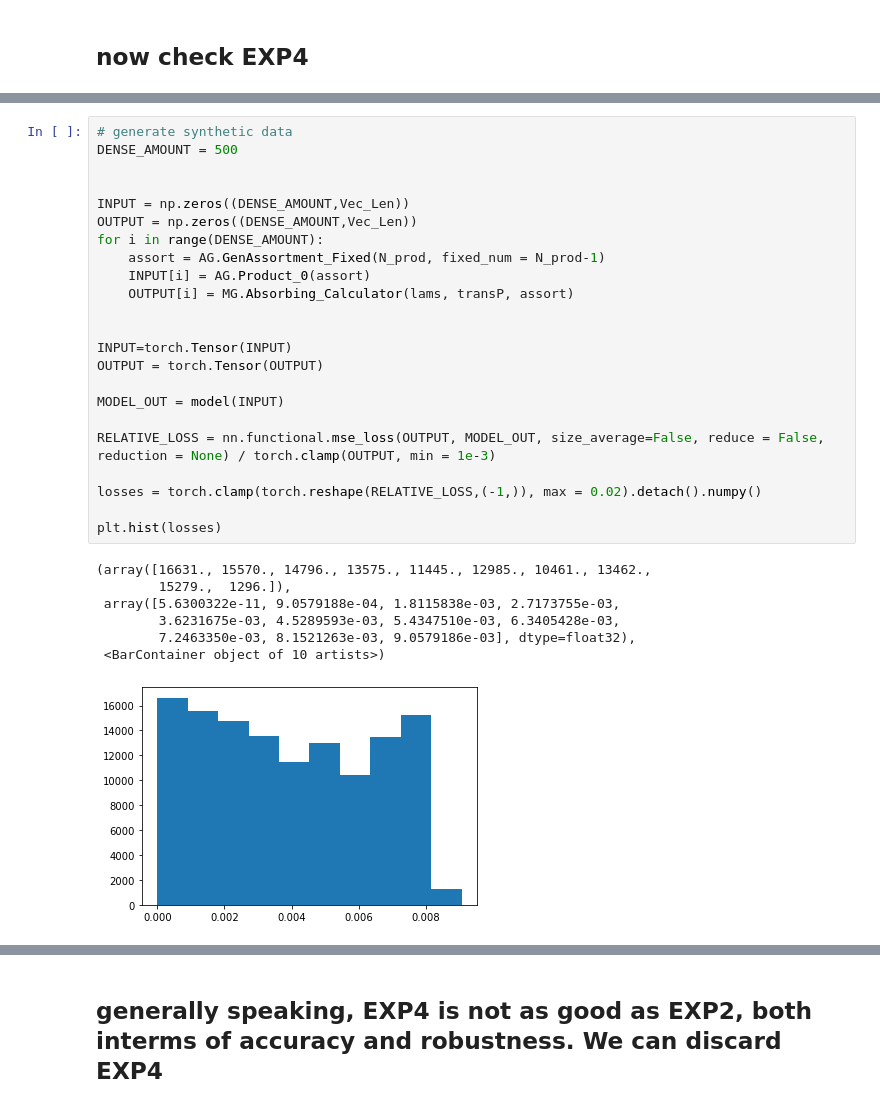
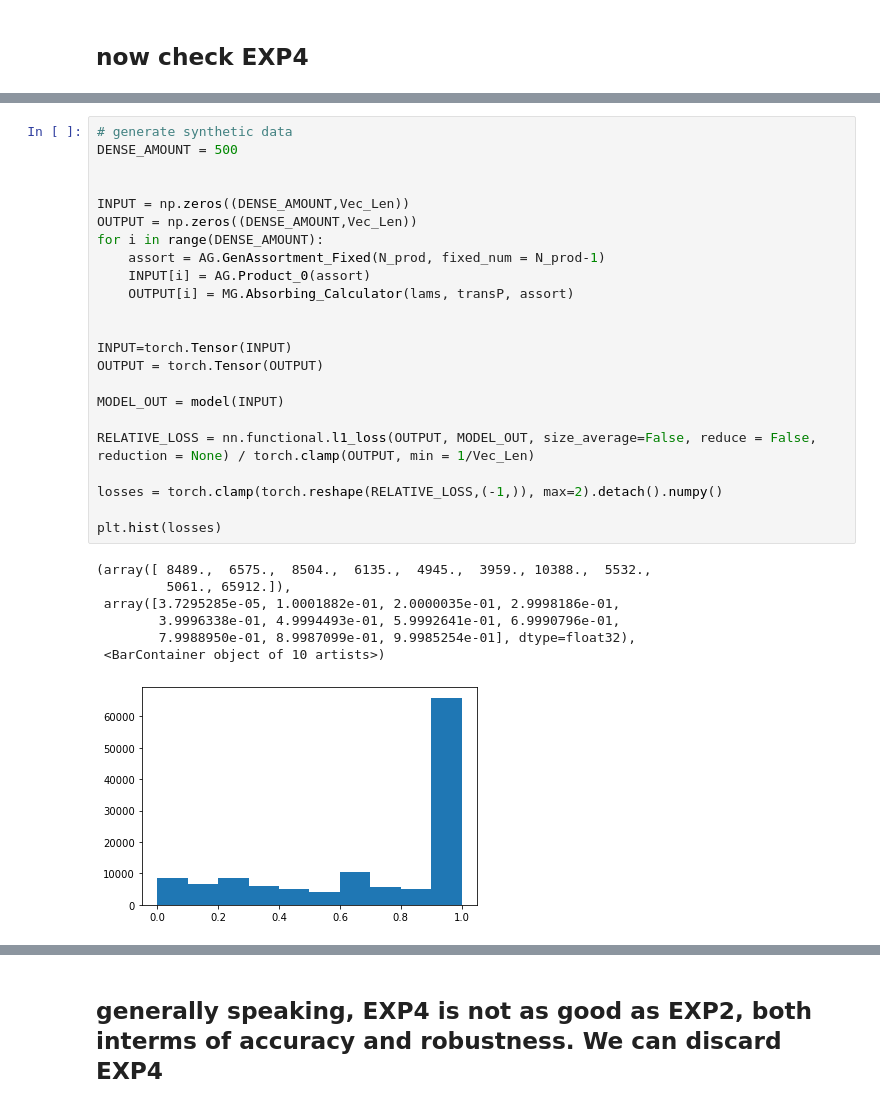
Before and after one commit to TurquoiseKitty/AssortmentNN, a Jupyter notebook: EXP5.ipynb, the cells around one changed output, grey strips where cells are left out. Cells and saved outputs as stored; diff of their text form.

```diff
--- a/EXP5.ipynb
+++ b/EXP5.ipynb
@@ -173,34 +171,34 @@ plt.hist(losses)
 # %%
 # generate synthetic data
 DENSE_AMOUNT = 500
 
 
 INPUT = np.zeros((DENSE_AMOUNT,Vec_Len))
 OUTPUT = np.zeros((DENSE_AMOUNT,Vec_Len))
 for i in range(DENSE_AMOUNT):
     assort = AG.GenAssortment_Fixed(N_prod, fixed_num = N_prod-1)
     INPUT[i] = AG.Product_0(assort)
     OUTPUT[i] = MG.Absorbing_Calculator(lams, transP, assort)
 
 
 INPUT=torch.Tensor(INPUT)
 OUTPUT = torch.Tensor(OUTPUT)
 
 MODEL_OUT = model(INPUT)
 
-RELATIVE_LOSS = nn.functional.mse_loss(OUTPUT, MODEL_OUT, size_average=False, reduce = False, reduction = None) / torch.clamp(OUTPUT, min = 1e-3)
+RELATIVE_LOSS = nn.functional.l1_loss(OUTPUT, MODEL_OUT, size_average=False, reduce = False, reduction = None) / torch.clamp(OUTPUT, min = 1/Vec_Len)
 
-losses = torch.clamp(torch.reshape(RELATIVE_LOSS,(-1,)), max = 0.02).detach().numpy()
+losses = torch.clamp(torch.reshape(RELATIVE_LOSS,(-1,)), max=2).detach().numpy()
 
 plt.hist(losses)
 # %% [output]
-(array([16631., 15570., 14796., 13575., 11445., 12985., 10461., 13462.,
-        15279.,  1296.]),
- array([5.6300322e-11, 9.0579188e-04, 1.8115838e-03, 2.7173755e-03,
-        3.6231675e-03, 4.5289593e-03, 5.4347510e-03, 6.3405428e-03,
-        7.2463350e-03, 8.1521263e-03, 9.0579186e-03], dtype=float32),
+(array([ 8489.,  6575.,  8504.,  6135.,  4945.,  3959., 10388.,  5532.,
+         5061., 65912.]),
+ array([3.7295285e-05, 1.0001882e-01, 2.0000035e-01, 2.9998186e-01,
+        3.9996338e-01, 4.9994493e-01, 5.9992641e-01, 6.9990796e-01,
+        7.9988950e-01, 8.9987099e-01, 9.9985254e-01], dtype=float32),
  <BarContainer object of 10 artists>)
-[figure, old version]
+[figure, new version]
 # %%
 # generate synthetic data
 DENSE_AMOUNT = 500
```
Also changed, not shown: parts of 7 cells of this notebook.
